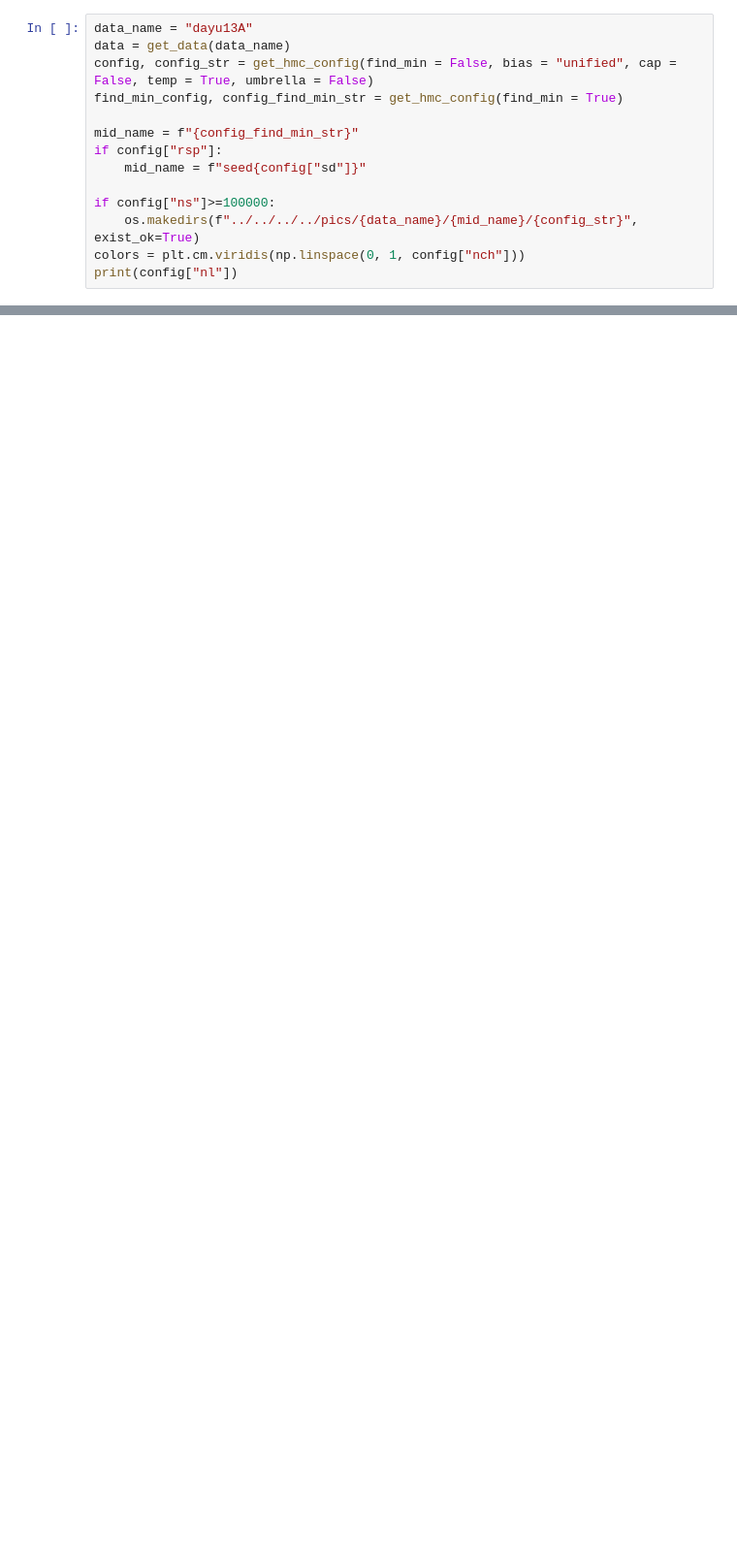
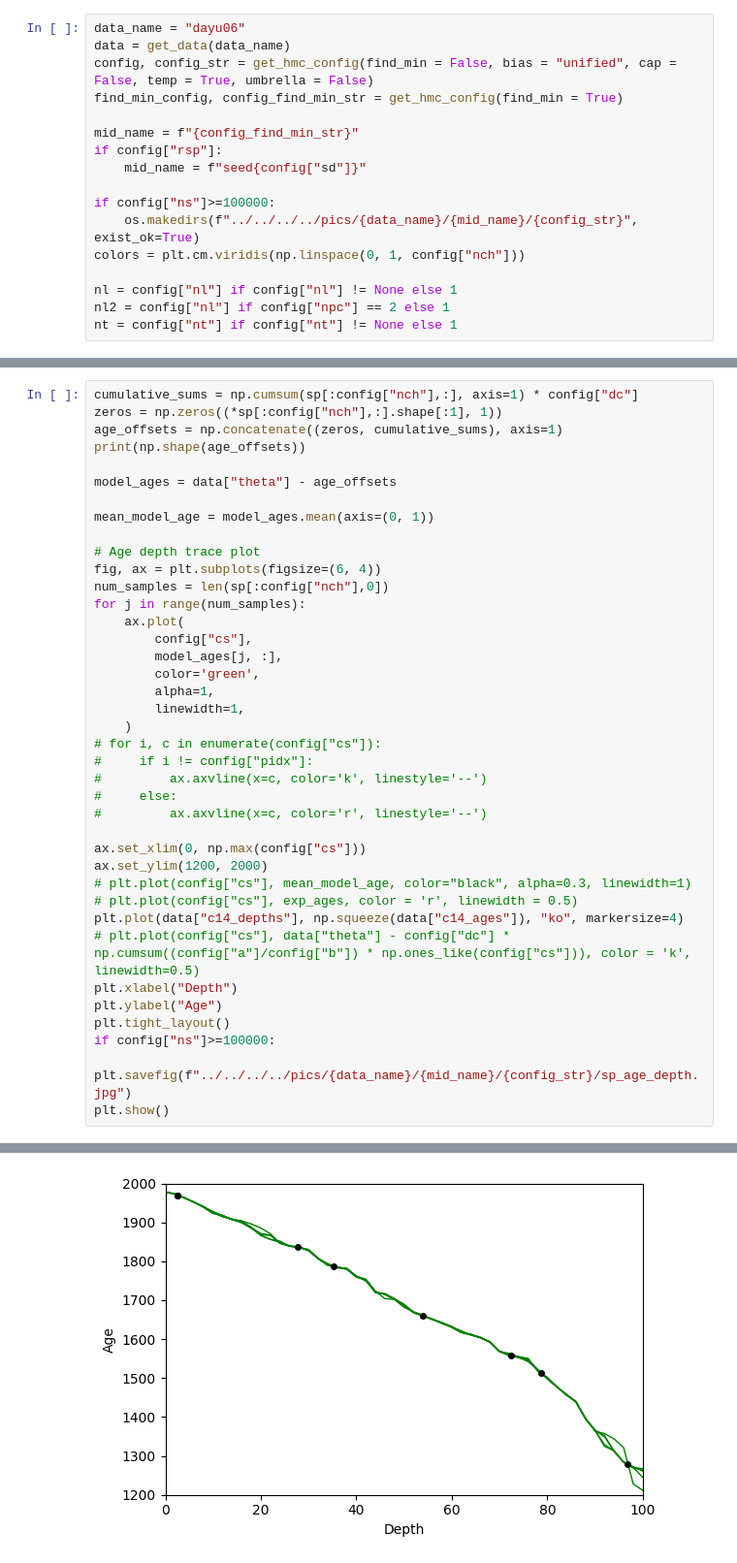
Before and after one commit to hannakjellson/Sampling-for-age-depth-modelling, a Jupyter notebook: python/src/age_depth_models/age_depth_model_OPES/plot.ipynb, the cells around one changed output, grey strips where cells are left out. Shown at 97% size. Cells and saved outputs as stored; diff of their text form; blank space fills up the shorter version.

Commit message:
Fix small bugs with unbiased and starting points and improve the plotting script

```diff
--- a/python/src/age_depth_models/age_depth_model_OPES/plot.ipynb
+++ b/python/src/age_depth_models/age_depth_model_OPES/plot.ipynb
@@ -9,6 +10,6 @@ import os
 from pathlib import Path
 # %%
-data_name = "dayu13A"
+data_name = "dayu06"
 data = get_data(data_name)
 config, config_str = get_hmc_config(find_min = False, bias = "unified", cap = False, temp = True, umbrella = False)
 find_min_config, config_find_min_str = get_hmc_config(find_min = True)
@@ -20,4 +21,7 @@ if config["rsp"]:
 if config["ns"]>=100000:
     os.makedirs(f"../../../../pics/{data_name}/{mid_name}/{config_str}", exist_ok=True)
 colors = plt.cm.viridis(np.linspace(0, 1, config["nch"]))
-print(config["nl"])
+
+nl = config["nl"] if config["nl"] != None else 1
+nl2 = config["nl"] if config["npc"] == 2 else 1
+nt = config["nt"] if config["nt"] != None else 1
@@ -80,0 +128,40 @@ None
+# %%
+cumulative_sums = np.cumsum(sp[:config["nch"],:], axis=1) * config["dc"]
+zeros = np.zeros((*sp[:config["nch"],:].shape[:1], 1))
+age_offsets = np.concatenate((zeros, cumulative_sums), axis=1)
+print(np.shape(age_offsets))
+
+model_ages = data["theta"] - age_offsets
+
+mean_model_age = model_ages.mean(axis=(0, 1))
+
+# Age depth trace plot
+fig, ax = plt.subplots(figsize=(6, 4))
+num_samples = len(sp[:config["nch"],0])
+for j in range(num_samples):
+    ax.plot(
+        config["cs"],
+        model_ages[j, :],
+        color='green',
+        alpha=1,
+        linewidth=1,
+    )
+# for i, c in enumerate(config["cs"]):
+#     if i != config["pidx"]:
+#         ax.axvline(x=c, color='k', linestyle='--')
+#     else:
+#         ax.axvline(x=c, color='r', linestyle='--')
+
+ax.set_xlim(0, np.max(config["cs"]))
+ax.set_ylim(1200, 2000)
+# plt.plot(config["cs"], mean_model_age, color="black", alpha=0.3, linewidth=1)
+# plt.plot(config["cs"], exp_ages, color = 'r', linewidth = 0.5)
+plt.plot(data["c14_depths"], np.squeeze(data["c14_ages"]), "ko", markersize=4)
+# plt.plot(config["cs"], data["theta"] - config["dc"] * np.cumsum((config["a"]/config["b"]) * np.ones_like(config["cs"])), color = 'k', linewidth=0.5)
+plt.xlabel("Depth")
+plt.ylabel("Age")
+plt.tight_layout()
+if config["ns"]>=100000:
+    plt.savefig(f"../../../../pics/{data_name}/{mid_name}/{config_str}/sp_age_depth.jpg")
+plt.show()
+# %% [output]
@@ -80,0 +169 @@ None
+[figure, added]
```
Also changed, not shown: parts of 51 cells of this notebook, 2 other files.
